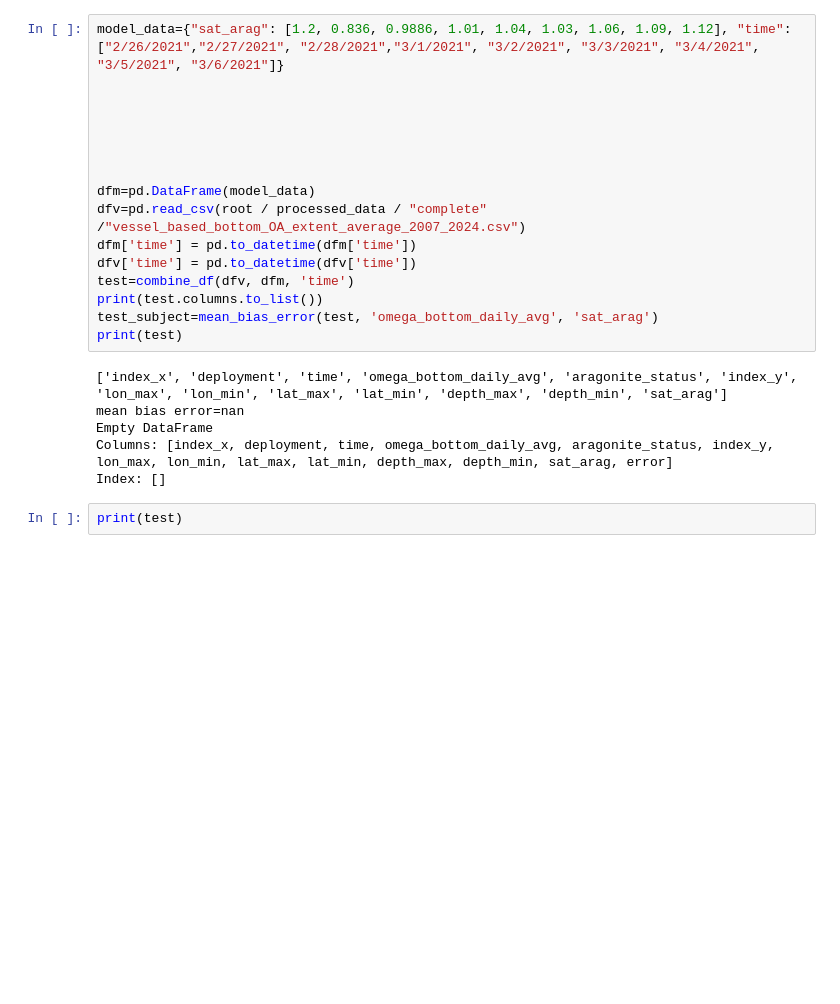
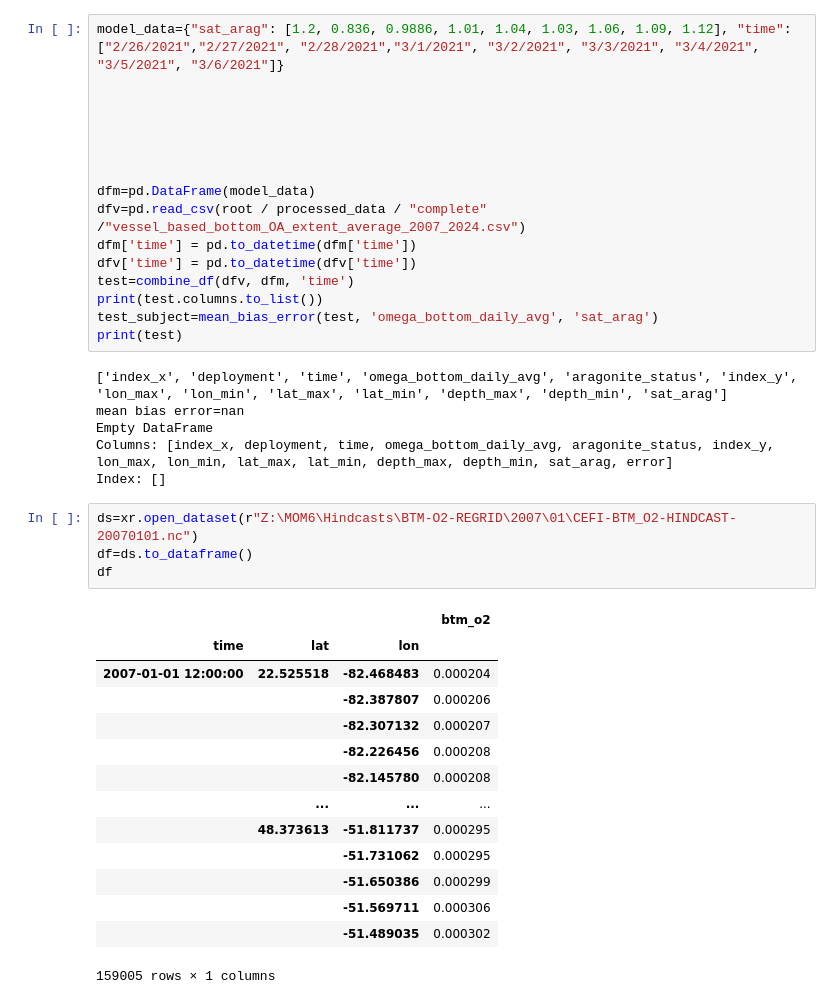
Before and after one commit to EGable1/MOM6-COBALT_2026, a Jupyter notebook: code/stats_analysis.ipynb, the cells around one changed output. Cells and saved outputs as stored; diff of their text form; blank space fills up the shorter version.

Commit message:
Began code for plotting and for opening model datasets

```diff
--- a/code/stats_analysis.ipynb
+++ b/code/stats_analysis.ipynb
@@ -102,4 +102,21 @@ Empty DataFrame
 Columns: [index_x, deployment, time, omega_bottom_daily_avg, aragonite_status, index_y, lon_max, lon_min, lat_max, lat_min, depth_max, depth_min, sat_arag, error]
 Index: []
 # %%
-print(test)
+ds=xr.open_dataset(r"Z:\MOM6\Hindcasts\BTM-O2-REGRID\2007\01\CEFI-BTM_O2-HINDCAST-20070101.nc")
+df=ds.to_dataframe()
+df
+# %% [output]
+|  |  |  | btm_o2 |
+| time | lat | lon |  |
+| 2007-01-01 12:00:00 | 22.525518 | -82.468483 | 0.000204 |
+|  |  | -82.387807 | 0.000206 |
+|  |  | -82.307132 | 0.000207 |
+|  |  | -82.226456 | 0.000208 |
+|  |  | -82.145780 | 0.000208 |
+|  | ... | ... | ... |
+|  | 48.373613 | -51.811737 | 0.000295 |
+|  |  | -51.731062 | 0.000295 |
+|  |  | -51.650386 | 0.000299 |
+|  |  | -51.569711 | 0.000306 |
+|  |  | -51.489035 | 0.000302 |
+159005 rows × 1 columns
```
Also changed, not shown: parts of 1 cell of this notebook, 4 other files.
